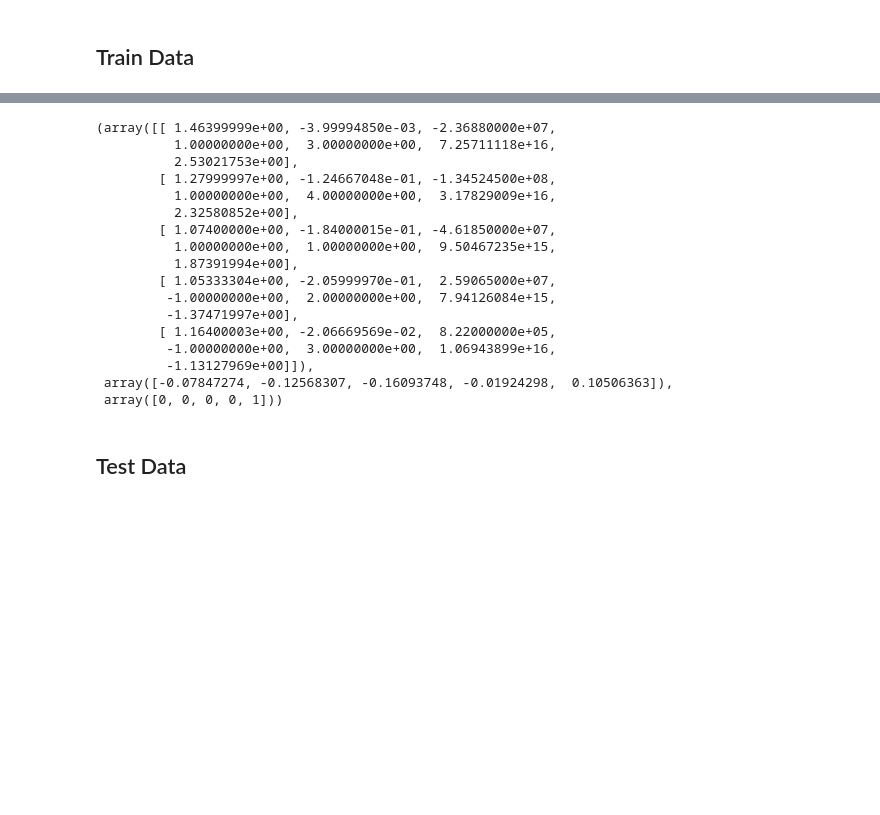
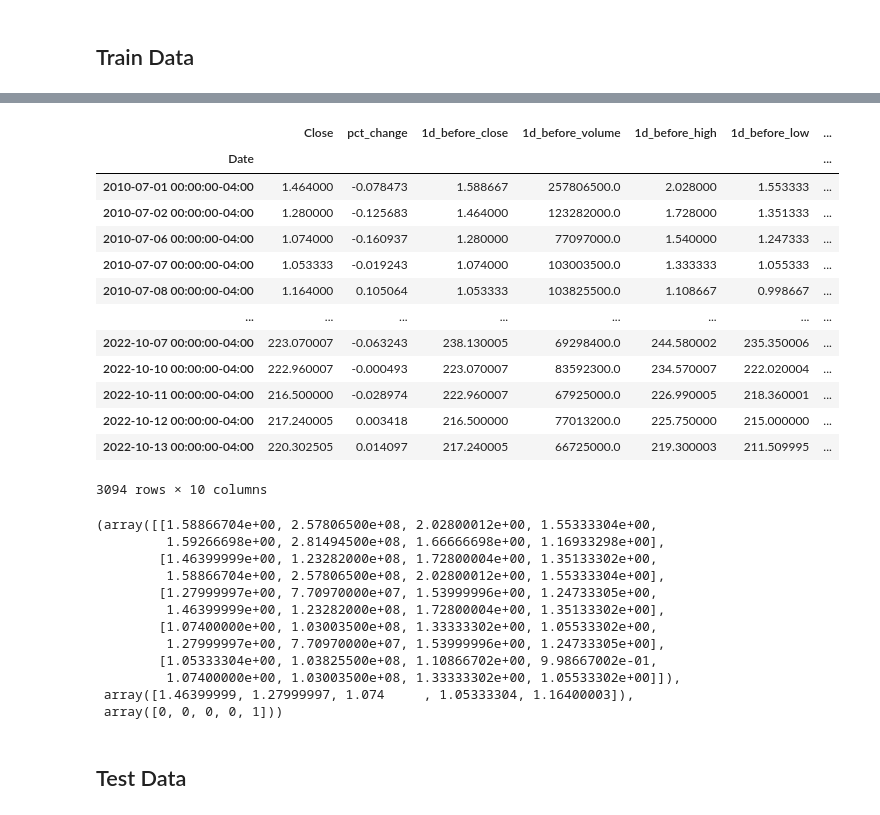
Before and after one commit to frankie-2nfro-com/stock_simple_prediction, a Jupyter notebook: data_preparation.ipynb, the cells around one changed output, grey strips where cells are left out. Drawn from its saved outputs; the diff is of its cells as text; code cells hidden in the pictures; blank space fills up the shorter version.

```diff
--- a/data_preparation.ipynb
+++ b/data_preparation.ipynb
@@ -168,26 +95,40 @@ train_df
+# %%
+train_df = gen_features(get_yahoo_stock_data("TSLA", columns=None, dfrom='2010-1-1'))
+train_df
+# %% [output]
+|  | Close | pct_change | 1d_before_close | 1d_before_volume | 1d_before_high | 1d_before_low | ... |
+| Date |  |  |  |  |  |  | ... |
+| 2010-07-01 00:00:00-04:00 | 1.464000 | -0.078473 | 1.588667 | 257806500.0 | 2.028000 | 1.553333 | ... |
+| 2010-07-02 00:00:00-04:00 | 1.280000 | -0.125683 | 1.464000 | 123282000.0 | 1.728000 | 1.351333 | ... |
+| 2010-07-06 00:00:00-04:00 | 1.074000 | -0.160937 | 1.280000 | 77097000.0 | 1.540000 | 1.247333 | ... |
+| 2010-07-07 00:00:00-04:00 | 1.053333 | -0.019243 | 1.074000 | 103003500.0 | 1.333333 | 1.055333 | ... |
+| 2010-07-08 00:00:00-04:00 | 1.164000 | 0.105064 | 1.053333 | 103825500.0 | 1.108667 | 0.998667 | ... |
+| ... | ... | ... | ... | ... | ... | ... | ... |
+| 2022-10-07 00:00:00-04:00 | 223.070007 | -0.063243 | 238.130005 | 69298400.0 | 244.580002 | 235.350006 | ... |
+| 2022-10-10 00:00:00-04:00 | 222.960007 | -0.000493 | 223.070007 | 83592300.0 | 234.570007 | 222.020004 | ... |
+| 2022-10-11 00:00:00-04:00 | 216.500000 | -0.028974 | 222.960007 | 67925000.0 | 226.990005 | 218.360001 | ... |
+| 2022-10-12 00:00:00-04:00 | 217.240005 | 0.003418 | 216.500000 | 77013200.0 | 225.750000 | 215.000000 | ... |
+| 2022-10-13 00:00:00-04:00 | 220.302505 | 0.014097 | 217.240005 | 66725000.0 | 219.300003 | 211.509995 | ... |
+3094 rows × 10 columns
 # %%
 feature_np = train_df.values
-train_x = feature_np[:, 1:]
-train_y_regress = feature_np[:, 0]
-train_y_classification = np.where(train_y_regress > 0, 1, 0)
-train_x[:5], train_y_regress[:5], train_y_classification[:5]
+train_x = feature_np[:, 2:]
+train_y = feature_np[:, 0]      # First column, if 1 get pct_change
+yesterday_close = feature_np[:, 2]
+train_y_classification = np.where(train_y > yesterday_close, 1, 0)
+train_x[:5], train_y[:5], train_y_classification[:5]
 # %% [output]
-(array([[ 1.46399999e+00, -3.99994850e-03, -2.36880000e+07,
-          1.00000000e+00,  3.00000000e+00,  7.25711118e+16,
-          2.53021753e+00],
-        [ 1.27999997e+00, -1.24667048e-01, -1.34524500e+08,
-          1.00000000e+00,  4.00000000e+00,  3.17829009e+16,
-          2.32580852e+00],
-        [ 1.07400000e+00, -1.84000015e-01, -4.61850000e+07,
-          1.00000000e+00,  1.00000000e+00,  9.50467235e+15,
-          1.87391994e+00],
-        [ 1.05333304e+00, -2.05999970e-01,  2.59065000e+07,
-         -1.00000000e+00,  2.00000000e+00,  7.94126084e+15,
-         -1.37471997e+00],
-        [ 1.16400003e+00, -2.06669569e-02,  8.22000000e+05,
-         -1.00000000e+00,  3.00000000e+00,  1.06943899e+16,
-         -1.13127969e+00]]),
- array([-0.07847274, -0.12568307, -0.16093748, -0.01924298,  0.10506363]),
+(array([[1.58866704e+00, 2.57806500e+08, 2.02800012e+00, 1.55333304e+00,
+         1.59266698e+00, 2.81494500e+08, 1.66666698e+00, 1.16933298e+00],
+        [1.46399999e+00, 1.23282000e+08, 1.72800004e+00, 1.35133302e+00,
+         1.58866704e+00, 2.57806500e+08, 2.02800012e+00, 1.55333304e+00],
+        [1.27999997e+00, 7.70970000e+07, 1.53999996e+00, 1.24733305e+00,
+         1.46399999e+00, 1.23282000e+08, 1.72800004e+00, 1.35133302e+00],
+        [1.07400000e+00, 1.03003500e+08, 1.33333302e+00, 1.05533302e+00,
+         1.27999997e+00, 7.70970000e+07, 1.53999996e+00, 1.24733305e+00],
+        [1.05333304e+00, 1.03825500e+08, 1.10866702e+00, 9.98667002e-01,
+         1.07400000e+00, 1.03003500e+08, 1.33333302e+00, 1.05533302e+00]]),
+ array([1.46399999, 1.27999997, 1.074     , 1.05333304, 1.16400003]),
  array([0, 0, 0, 0, 1]))
 # %% [markdown]
 <H2>Test Data</H2>
```
Also changed, not shown: parts of 30 cells of this notebook.
